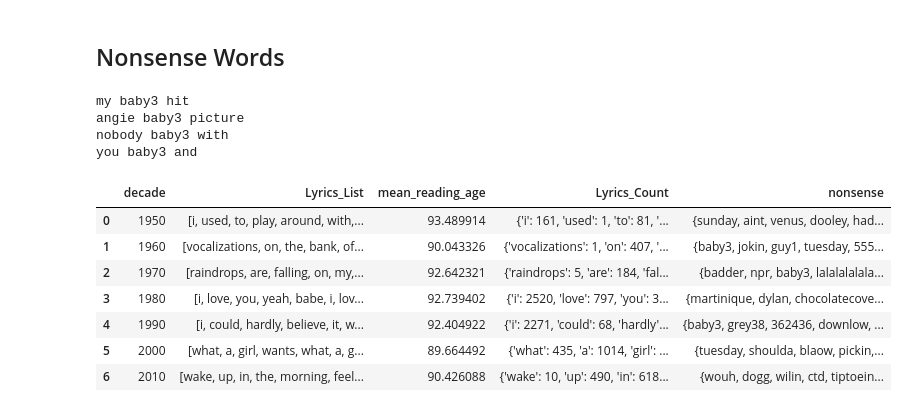
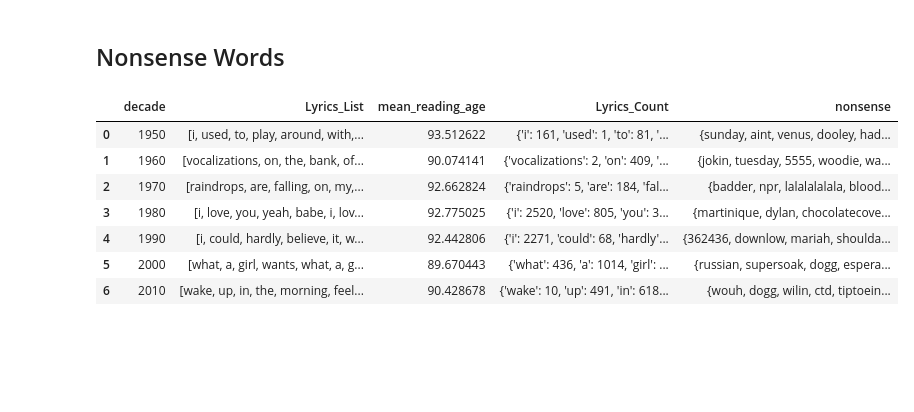
Before and after one commit to hogesonline/Pyconau2023, a Jupyter notebook: PyconTalkLyricsJupyter.ipynb, the cells around one changed output. Saved outputs shown, nothing was run; the diff lists cells and outputs as text; code cells hidden in the pictures; blank space fills up the shorter version.

Commit message:
Fixed the nonsense thing

```diff
--- a/PyconTalkLyricsJupyter.ipynb
+++ b/PyconTalkLyricsJupyter.ipynb
@@ -88,11 +88,11 @@ def get_sentences_alt(row):
     return math.ceil(len(row["Lyrics"].split("\n"))/2)
 
 def get_words(row):
-    return len(row["Lyrics List"])
+    return len(row["Lyrics_List"])
 
 def get_syllables(row):
     syllables = 0
-    words = row["Lyrics List"]
+    words = row["Lyrics_List"]
     for word in words:
         syllables += syllable_count(word)
     return syllables
@@ -108,7 +108,7 @@ def reading_age_FK(row):
     sentences = get_sentences_alt(row)
     return 206.35 - 1.015*(words/sentences) - 84.6*(get_syllables(row)/words)
 # %%
-df["Reading Age"] = df.apply(reading_age_FK, axis=1)
+df["Reading_Age"] = df.apply(reading_age_FK, axis=1)
 df.sample(10)
 # %% [output]
 1
@@ -159,9 +185,9 @@ print(get_sentences_alt(row))
 print(get_words(row))
 print(get_syllables(row))
 print(row["Lyrics"])
-print(row["Lyrics List"])
+print(row["Lyrics_List"])
 syllables = 0
-words = row["Lyrics List"]
+words = row["Lyrics_List"]
 vowels = 'aeiouy'
 for word in words:
     syllable_count = 0
@@ -212,8 +238,8 @@ with open('final_lyrics_dataframe.pickle', 'rb') as in_file:
 df['decade'] = (df['Year'] // 10) * 10
 
 by_decade = df.groupby(by='decade', group_keys=True).agg(
-    Lyrics_List=pd.NamedAgg(column='Lyrics List', aggfunc='sum'),
-    mean_reading_age=pd.NamedAgg(column='Reading Age', aggfunc='mean'),
+    Lyrics_List=pd.NamedAgg(column='Lyrics_List', aggfunc='sum'),
+    mean_reading_age=pd.NamedAgg(column='Reading_Age', aggfunc='mean'),
 )
 
 
@@ -293,42 +332,39 @@ for row in by_decade["all_words"]:
 # %%
 #get words from the internet and split into a set.
 word_set = set()
 with open("words.txt", "r") as file:
     credit = file.readline()
     for line in file:
         word_set.add(line.strip())
 
 by_decade["Lyrics_Count"] = by_decade.apply(word_count, axis=1)
 
 def nonsense_words(row):
     nonsense = set()
     pre_word = ""
     aft_word = ""
-    for index, word in enumerate(row["Lyrics_List"]):
+    for index, word in enumerate(row["Lyrics_Count"]):
         if word not in word_set:
             if word == "baby3":
                 pre_word = row["Lyrics_List"][index-1]
                 aft_word = row["Lyrics_List"][index+1]
                 print(pre_word, word, aft_word)
             nonsense.add(word)
     return nonsense
 
 by_decade["nonsense"] =  by_decade.apply(nonsense_words, axis=1)
+by_decade_nonsense = by_decade[["decade", "nonsense"]]
 #send to csv
-by_decade.to_csv("by_decade_nonsense.csv")
+by_decade_nonsense.to_csv("by_decade_nonsense.csv")
 
 
 by_decade
 # %% [output]
-my baby3 hit
-angie baby3 picture
-nobody baby3 with
-you baby3 and
 |  | decade | Lyrics_List | mean_reading_age | Lyrics_Count | nonsense |
-| 0 | 1950 | [i, used, to, play, around, with,... | 93.489914 | {'i': 161, 'used': 1, 'to': 81, '... | {sunday, aint, venus, dooley, had... |
-| 1 | 1960 | [vocalizations, on, the, bank, of... | 90.043326 | {'vocalizations': 1, 'on': 407, '... | {baby3, jokin, guy1, tuesday, 555... |
-| 2 | 1970 | [raindrops, are, falling, on, my,... | 92.642321 | {'raindrops': 5, 'are': 184, 'fal... | {badder, npr, baby3, lalalalalala... |
-| 3 | 1980 | [i, love, you, yeah, babe, i, lov... | 92.739402 | {'i': 2520, 'love': 797, 'you': 3... | {martinique, dylan, chocolatecove... |
-| 4 | 1990 | [i, could, hardly, believe, it, w... | 92.404922 | {'i': 2271, 'could': 68, 'hardly'... | {baby3, grey38, 362436, downlow, ... |
-| 5 | 2000 | [what, a, girl, wants, what, a, g... | 89.664492 | {'what': 435, 'a': 1014, 'girl': ... | {tuesday, shoulda, blaow, pickin,... |
-| 6 | 2010 | [wake, up, in, the, morning, feel... | 90.426088 | {'wake': 10, 'up': 490, 'in': 618... | {wouh, dogg, wilin, ctd, tiptoein... |
+| 0 | 1950 | [i, used, to, play, around, with,... | 93.512622 | {'i': 161, 'used': 1, 'to': 81, '... | {sunday, aint, venus, dooley, had... |
+| 1 | 1960 | [vocalizations, on, the, bank, of... | 90.074141 | {'vocalizations': 2, 'on': 409, '... | {jokin, tuesday, 5555, woodie, wa... |
+| 2 | 1970 | [raindrops, are, falling, on, my,... | 92.662824 | {'raindrops': 5, 'are': 184, 'fal... | {badder, npr, lalalalalala, blood... |
+| 3 | 1980 | [i, love, you, yeah, babe, i, lov... | 92.775025 | {'i': 2520, 'love': 805, 'you': 3... | {martinique, dylan, chocolatecove... |
+| 4 | 1990 | [i, could, hardly, believe, it, w... | 92.442806 | {'i': 2271, 'could': 68, 'hardly'... | {362436, downlow, mariah, shoulda... |
+| 5 | 2000 | [what, a, girl, wants, what, a, g... | 89.670443 | {'what': 436, 'a': 1014, 'girl': ... | {russian, supersoak, dogg, espera... |
+| 6 | 2010 | [wake, up, in, the, morning, feel... | 90.428678 | {'wake': 10, 'up': 491, 'in': 618... | {wouh, dogg, wilin, ctd, tiptoein... |
```
Also changed, not shown: parts of 11 cells of this notebook, 7 other files.
